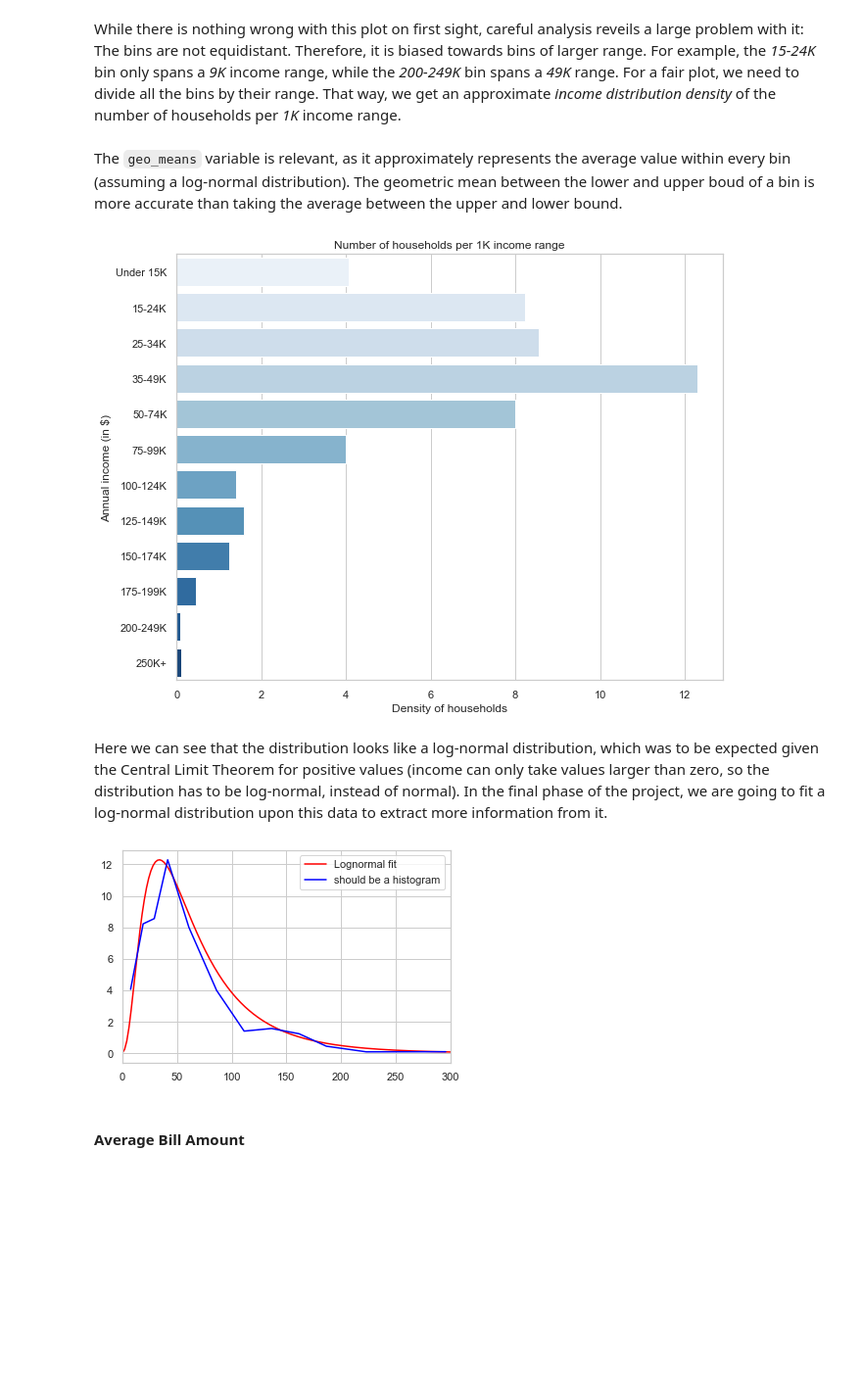
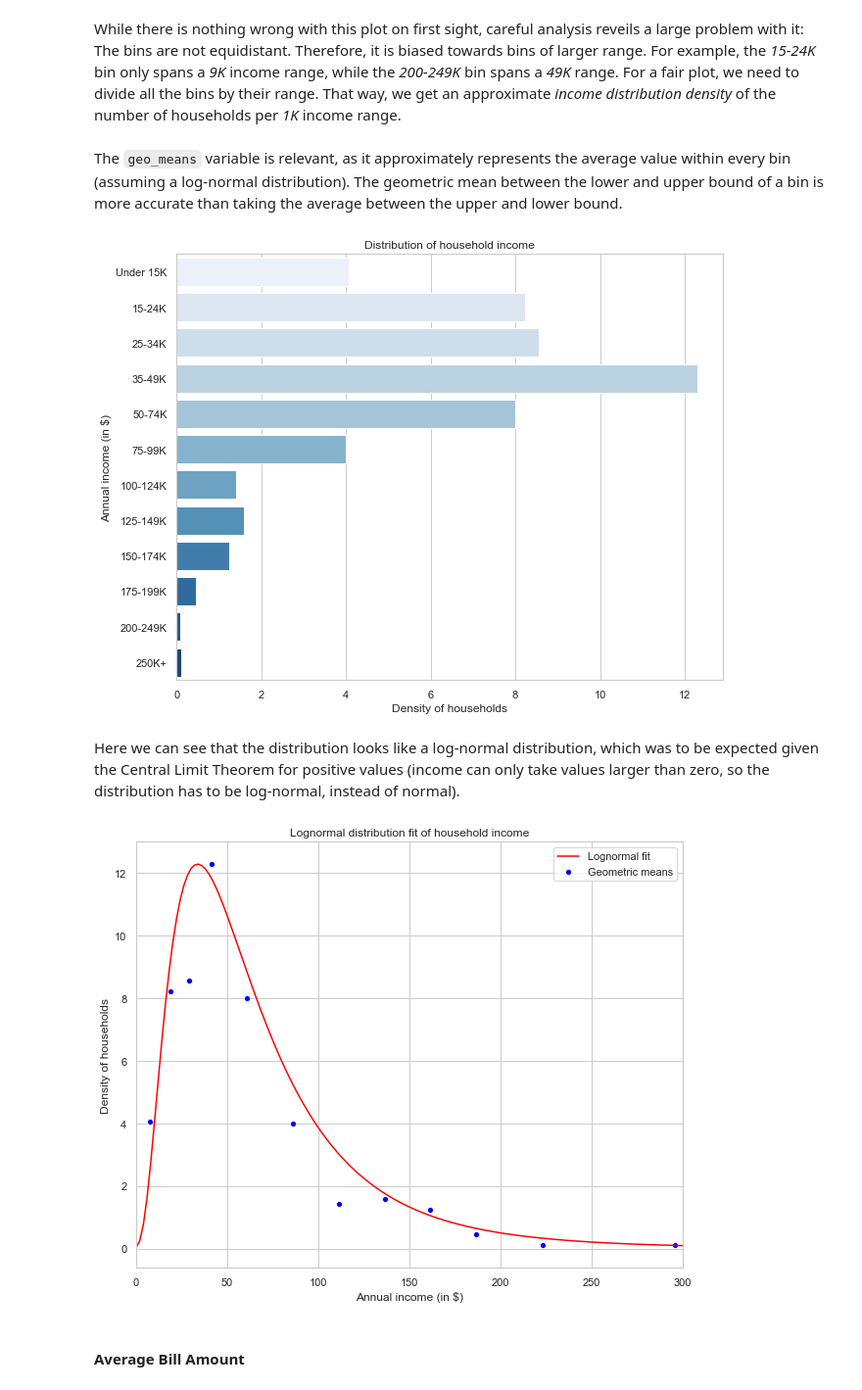
Before and after one commit to BoschSamuel/ADA_Project_2019, a Jupyter notebook: main.ipynb, the cells around one changed output. Shown at 98% size. Saved outputs shown, nothing was run; the diff lists cells and outputs as text; code cells hidden in the pictures; blank space fills up the shorter version.

```diff
--- a/main.ipynb
+++ b/main.ipynb
@@ -340,20 +340,31 @@ diff = bins[:,0]-bins[:,1]
 geo_means = np.sqrt(bins[:,0]*bins[:,1])
 geo_means[0] = np.mean([bins[0,0],bins[0,1]])
 # %% [markdown]
-The `geo_means` variable is relevant, as it approximately represents the average value within every bin (assuming a log-normal distribution). The geometric mean between the lower and upper boud of a bin is more accurate than taking the average between the upper and lower bound.
+The `geo_means` variable is relevant, as it approximately represents the average value within every bin (assuming a log-normal distribution). The geometric mean between the lower and upper bound of a bin is more accurate than taking the average between the upper and lower bound.
+# %%
+# Calculate the income densities by dividing by the bin sizes
+income_desc = df_hh_demographic['INCOME_DESC'].value_counts().sort_index()
+income_desc_density = (income_desc / diff).values
+# %%
+# Creating samples for the lognormal distribution
+accuracy_param = 7 # This parameter is used to create an array which is sampled from the log-normal
+samples = [[np.round(geo_mean), ] * int(accuracy_param * density)
+           for geo_mean, density in zip(geo_means, income_desc_density)]
+samples = [j for sub in samples for j in sub]
+# %%
+from scipy.stats import lognorm
+sigma, mu, alpha = lognorm.fit(np.array(samples)/accuracy_param)
 # %%
 f, ax = plt.subplots(figsize=(10, 8))
 
 income_desc = df_hh_demographic['INCOME_DESC'].value_counts().sort_index()
-income_desc_density = (income_desc / diff).values
-
 sns.barplot(x=income_desc_density, y=income_desc.index, ax=ax, palette='Blues')
-ax.set_title('Number of households per 1K income range')
+ax.set_title('Distribution of household income')
 ax.set_xlabel('Density of households')
 ax.set_ylabel('Annual income (in $)')
 
 plt.show()
 # %% [output]
-[figure, old version]
+[figure, new version]
 # %% [markdown]
-Here we can see that the distribution looks like a log-normal distribution, which was to be expected given the Central Limit Theorem for positive values (income can only take values larger than zero, so the distribution has to be log-normal, instead of normal). In the final phase of the project, we are going to fit a log-normal distribution upon this data to extract more information from it.
+Here we can see that the distribution looks like a log-normal distribution, which was to be expected given the Central Limit Theorem for positive values (income can only take values larger than zero, so the distribution has to be log-normal, instead of normal).
@@ -371,24 +371,30 @@ from scipy import stats
 # %%
 import scipy.stats as ss
 
 def plot_f(x_range, mu, sigma, alpha):
     '''
     Plots the f distribution function for a given x range, dfn and dfd
     If mu and sigma are not provided, standard f is plotted
     Passes any keyword arguments to matplotlib plot function
     '''
+    f, ax = plt.subplots(figsize=(10, 8))
     x = x_range
     #y = ss.f.pdf(x, dfn, dfd, mu, sigma)
-    y = 1/((x-mu)*np.sqrt(2*np.pi*sigma**2))*np.exp(-np.log((x-mu)/alpha)**2/2/sigma**2)
-    plt.plot(x*10, y*np.max(income_desc_density)/np.max(y),label = "Lognormal fit", color="red")
-    plt.plot(geo_means, income_desc_density, color='blue',label='should be a histogram')
-    plt.xlim([0,300])
+    #y = 1/((x-mu)*np.sqrt(2*np.pi*sigma**2))*np.exp(-np.log((x-mu)/alpha)**2/2/sigma**2)
+    y = lognorm.pdf(income_range, s=sigma, loc=mu, scale=alpha)
+    y_scaling = np.max(income_desc_density)/np.max(y)
+    sns.lineplot(x*10, y*y_scaling,label = "Lognormal fit", color="red")
+    sns.scatterplot(geo_means, income_desc_density, color='blue',label='Geometric means')
+    ax.set_xlim([0,300])
+    ax.set_title('Lognormal distribution fit of household income')
+    ax.set_xlabel('Annual income (in $)')
+    ax.set_ylabel('Density of households')
 
 x = np.linspace(0.001, 100, 500)
 plot_f(x, mu, sigma, alpha)
 plt.legend();
 # %% [output]
-[figure, old version]
+[figure, new version]
 # %% [markdown]
 #### Average Bill Amount
 # %% [markdown]
```
Also changed, not shown: parts of 43 cells of this notebook.
